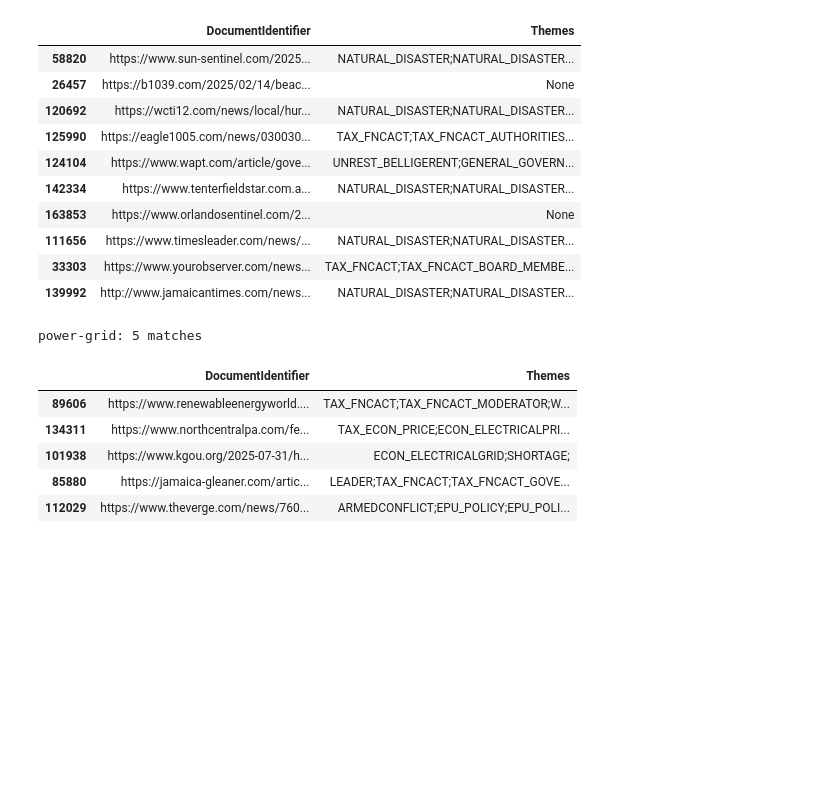
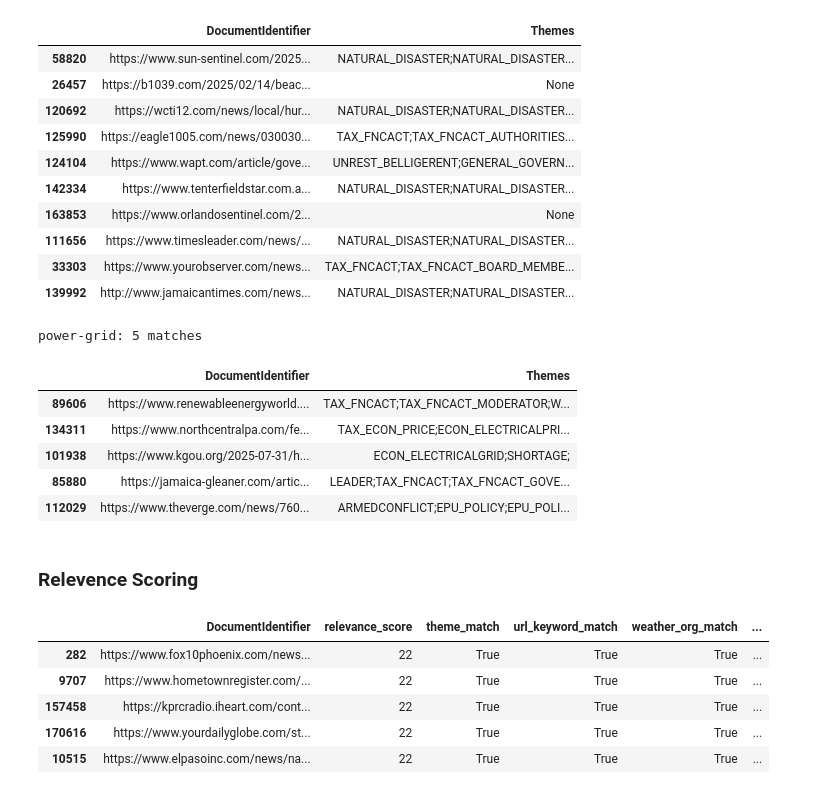
Before and after one commit to jayadeyemi/eml_transformer, a Jupyter notebook: notebooks/gdelt_data.ipynb, the cells around one changed output. Drawn from its saved outputs; the diff is of its cells as text; code cells hidden in the pictures; blank space fills up the shorter version.

Commit message:
BUILD: prototype relevence scoring

```diff
--- a/notebooks/gdelt_data.ipynb
+++ b/notebooks/gdelt_data.ipynb
@@ -837,3 +837,5 @@ power-grid: 5 matches
 | 101938 | https://www.kgou.org/2025-07-31/h... | ECON_ELECTRICALGRID;SHORTAGE; |
 | 85880 | https://jamaica-gleaner.com/artic... | LEADER;TAX_FNCACT;TAX_FNCACT_GOVE... |
 | 112029 | https://www.theverge.com/news/760... | ARMEDCONFLICT;EPU_POLICY;EPU_POLI... |
+# %% [markdown]
+### Relevence Scoring
@@ -839,0 +985,26 @@ power-grid: 5 matches
+# %%
+scored_df = add_relevance_scores(df)
+
+candidates = scored_df[
+    scored_df["relevance_score"] >= 5
+].sort_values("relevance_score", ascending=False)
+
+candidates[
+    [
+        "DocumentIdentifier",
+        "relevance_score",
+        "theme_match",
+        "url_keyword_match",
+        "weather_org_match",
+        "grid_org_match",
+        "us_location_match",
+        "Themes",
+    ]
+].head(5)
+# %% [output]
+|  | DocumentIdentifier | relevance_score | theme_match | url_keyword_match | weather_org_match | ... |
+| 282 | https://www.fox10phoenix.com/news... | 22 | True | True | True | ... |
+| 9707 | https://www.hometownregister.com/... | 22 | True | True | True | ... |
+| 157458 | https://kprcradio.iheart.com/cont... | 22 | True | True | True | ... |
+| 170616 | https://www.yourdailyglobe.com/st... | 22 | True | True | True | ... |
+| 10515 | https://www.elpasoinc.com/news/na... | 22 | True | True | True | ... |
```
Also changed, not shown: parts of 2 cells of this notebook.
